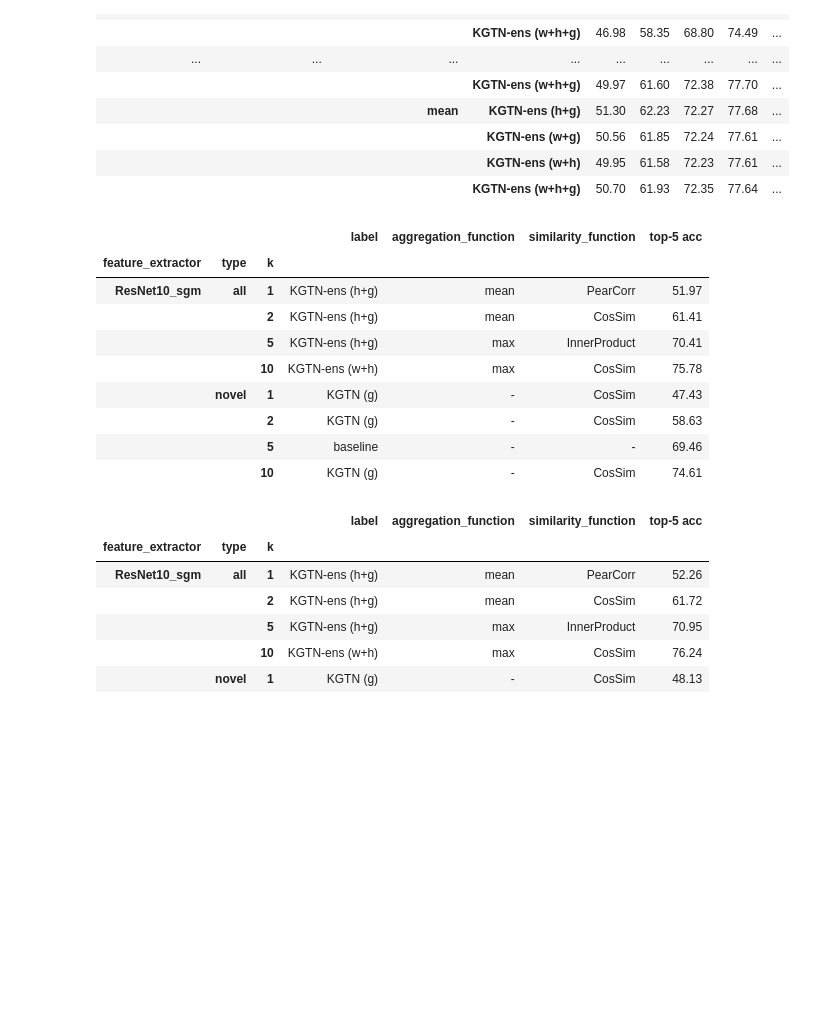
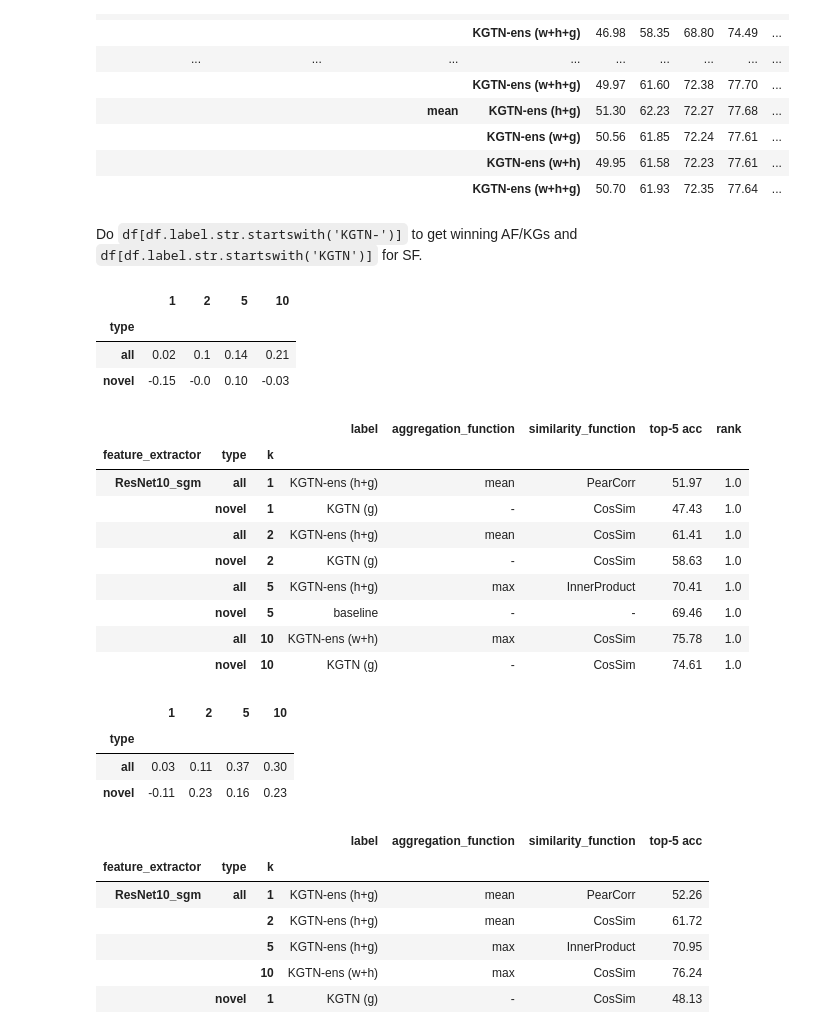
Before and after one commit to DominikFilipiak/KGTN-ens, a Jupyter notebook: notebooks/8_plots_kgtnens.ipynb, the cells around one changed output. Drawn from its saved outputs; the diff is of its cells as text; code cells hidden in the pictures; blank space fills up the shorter version.

```diff
--- a/notebooks/8_plots_kgtnens.ipynb
+++ b/notebooks/8_plots_kgtnens.ipynb
@@ -435,19 +435,39 @@ get_pivot_df(df)
 |  |  |  | KGTN-ens (w+g) | 50.56 | 61.85 | 72.24 | 77.61 | ... |
 |  |  |  | KGTN-ens (w+h) | 49.95 | 61.58 | 72.23 | 77.61 | ... |
 |  |  |  | KGTN-ens (w+h+g) | 50.70 | 61.93 | 72.35 | 77.64 | ... |
+# %% [markdown]
+Do `df[df.label.str.startswith('KGTN-')]` to get winning AF/KGs and `df[df.label.str.startswith('KGTN')]` for SF.
+# %%
+get_diff_between_baseline_and_experiments(
+    df[df.feature_extractor == 'ResNet10_sgm'], 'KGTN (g)', 'KGTN-ens'
+    )
+# %% [output]
+|  | 1 | 2 | 5 | 10 |
+| type |  |  |  |  |
+| all | 0.02 | 0.1 | 0.14 | 0.21 |
+| novel | -0.15 | -0.0 | 0.10 | -0.03 |
 # %%
-get_best_models(df, 'ResNet10_sgm').sort_index().drop("rank", axis=1)
+get_best_models(df, 'ResNet10_sgm', 1)#.sort_index().drop("rank", axis=1)
 # %% [output]
-|  |  |  | label | aggregation_function | similarity_function | top-5 acc |
-| feature_extractor | type | k |  |  |  |  |
-| ResNet10_sgm | all | 1 | KGTN-ens (h+g) | mean | PearCorr | 51.97 |
-|  |  | 2 | KGTN-ens (h+g) | mean | CosSim | 61.41 |
-|  |  | 5 | KGTN-ens (h+g) | max | InnerProduct | 70.41 |
-|  |  | 10 | KGTN-ens (w+h) | max | CosSim | 75.78 |
-|  | novel | 1 | KGTN (g) | - | CosSim | 47.43 |
-|  |  | 2 | KGTN (g) | - | CosSim | 58.63 |
-|  |  | 5 | baseline | - | - | 69.46 |
-|  |  | 10 | KGTN (g) | - | CosSim | 74.61 |
+|  |  |  | label | aggregation_function | similarity_function | top-5 acc | rank |
+| feature_extractor | type | k |  |  |  |  |  |
+| ResNet10_sgm | all | 1 | KGTN-ens (h+g) | mean | PearCorr | 51.97 | 1.0 |
+|  | novel | 1 | KGTN (g) | - | CosSim | 47.43 | 1.0 |
+|  | all | 2 | KGTN-ens (h+g) | mean | CosSim | 61.41 | 1.0 |
+|  | novel | 2 | KGTN (g) | - | CosSim | 58.63 | 1.0 |
+|  | all | 5 | KGTN-ens (h+g) | max | InnerProduct | 70.41 | 1.0 |
+|  | novel | 5 | baseline | - | - | 69.46 | 1.0 |
+|  | all | 10 | KGTN-ens (w+h) | max | CosSim | 75.78 | 1.0 |
+|  | novel | 10 | KGTN (g) | - | CosSim | 74.61 | 1.0 |
+# %%
+get_diff_between_baseline_and_experiments(
+    df_max[df_max.feature_extractor == 'ResNet10_sgm'], 'KGTN (g)', 'KGTN-ens'
+    )
+# %% [output]
+|  | 1 | 2 | 5 | 10 |
+| type |  |  |  |  |
+| all | 0.03 | 0.11 | 0.37 | 0.30 |
+| novel | -0.11 | 0.23 | 0.16 | 0.23 |
 # %%
 get_best_models(df_max, 'ResNet10_sgm').sort_index().drop("rank", axis=1)
 # %% [output]
```
Also changed, not shown: parts of 12 cells of this notebook, 38 other files.
